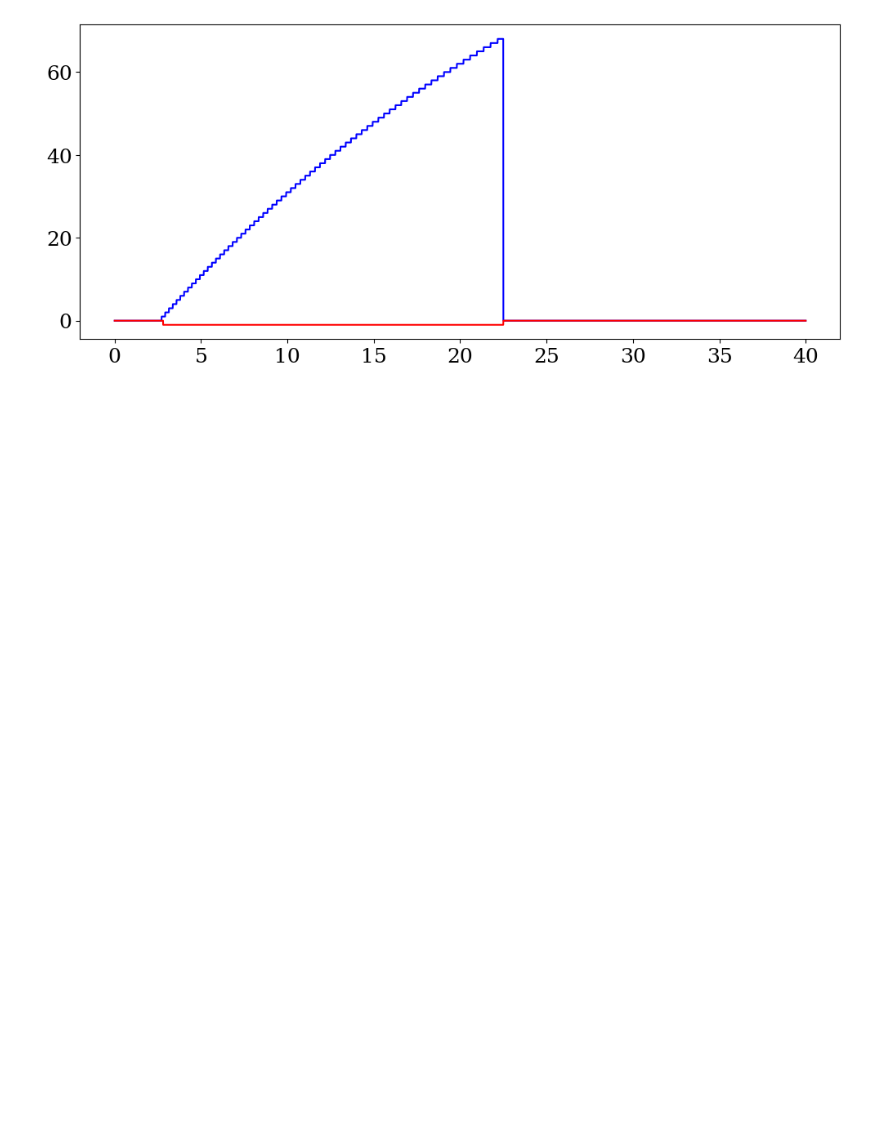
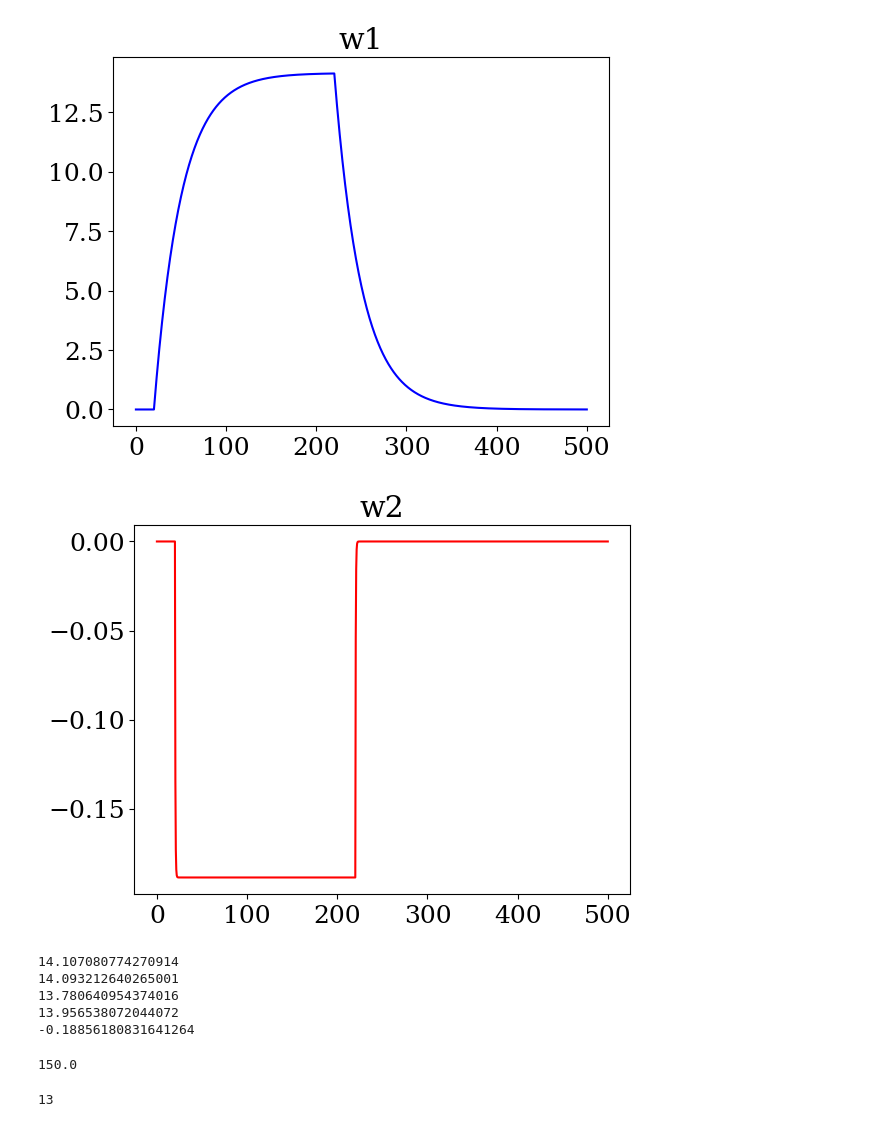
Before and after one commit to jscyyl/GabbianiLab, a Jupyter notebook: 2-Compartment-Analytical-Simulation.ipynb, the cells around one changed output. Cells and saved outputs as stored; diff of their text form; code cells hidden in the pictures; blank space fills up the shorter version.

Commit message:
smoothed the function and created the graphs for both analytical functions

```diff
--- a/2-Compartment-Analytical-Simulation.ipynb
+++ b/2-Compartment-Analytical-Simulation.ipynb
@@ -40,45 +40,72 @@ tau1 = tau/(1 + 2*rho_c)
 Is = 1; # in uA/cm^2
 Is_t = Is/p;
 
-t1 = 2.5
-t2 = 22.5
+t1 = 20
+t2 = 220
 
 # Stimulus current, this should be 10 instead of 10e-5, likely due to her implementation
 def Istim(t):
     if t>t1 and t<t2:
-        Istim = 10
+        Istim = 2
     else:
         Istim=0
     return Istim
 # %%
 import math
 def func_w1 (t, t1, t2):
     if t<t1:
         return 0
     elif t>=t1 and t<=t2:
-        return Istim(t)*Is_t/(math.sqrt(2)*gL)*(1-math.e**((t1-t)/tau))
+        return (Is_t/(math.sqrt(2)*gL))*(1-math.e**((t1-t)/tau))
     else:
-        return Istim(t)*Is_t/(math.sqrt(2)*gL)*((math.e**((t2-t)/tau))-math.e**((t1-t)/tau))
+        return (Is_t/(math.sqrt(2)*gL))*((math.e**((t2-t)/tau))-math.e**((t1-t)/tau))
 
 def func_w2 (t, t1, t2):
+
     if t<t1:
         return 0
     elif t>=t1 and t<=t2:
-        return Istim(t)*(-Is_t)/(math.sqrt(2)*gL*(1 + 2*rho_c))*(1-math.e**((t1-t)/tau1))
+        return (-Is_t)/(math.sqrt(2)*gL*(1 + 2*rho_c))*(1-math.e**((t1-t)/tau1))
     else:
-        return Istim(t)*(-Is_t)/(math.sqrt(2)*gL*(1 + 2*rho_c))*((math.e**((t2-t)/tau1))-math.e**((t1-t)/tau1))
+        return (-Is_t)/(math.sqrt(2)*gL*(1 + 2*rho_c))*((math.e**((t2-t)/tau1))-math.e**((t1-t)/tau1))
 
-vfunc_w1 = np.vectorize(func_w1)
-vfunc_w2 = np.vectorize(func_w2)
+vfunc_w1 = np.vectorize(func_w1, otypes=[float])
+vfunc_w2 = np.vectorize(func_w2, otypes=[float])
 
-t = np.linspace(0, 40, 5000)
+t = np.linspace(0, 500, 1001)
+
 y_w1 = vfunc_w1(t, t1, t2)
 y_w2 = vfunc_w2(t, t1, t2)
 
 #display results
-fig1 = plt.figure(figsize=(12,5))
+#fig1 = plt.figure(figsize=(12,5))
 plt.plot(t, y_w1, c='b', label='w1_analytical')
+plt.title("w1")
+plt.show()
+
 plt.plot(t, y_w2, c='r', label='w2_analytical')
+plt.title("w2")
 plt.show()
 # %% [output]
-[figure, old version]
+[figure, new version]
+[figure, added]
+# %%
+print(func_w1(200, t1, t2))
+print(func_w1(190, t1, t2))
+print(func_w1(130, t1, t2))
+print(func_w1(150, t1, t2))
+print(func_w2(200, t1, t2))
+# %% [output]
+14.107080774270914
+14.093212640265001
+13.780640954374016
+13.956538072044072
+-0.18856180831641264
+# %%
+print(t[300])
+# %% [output]
+150.0
+# %%
+print(y_w1[300])
+# %% [output]
+13
```
Also changed, not shown: parts of 1 cell of this notebook.
